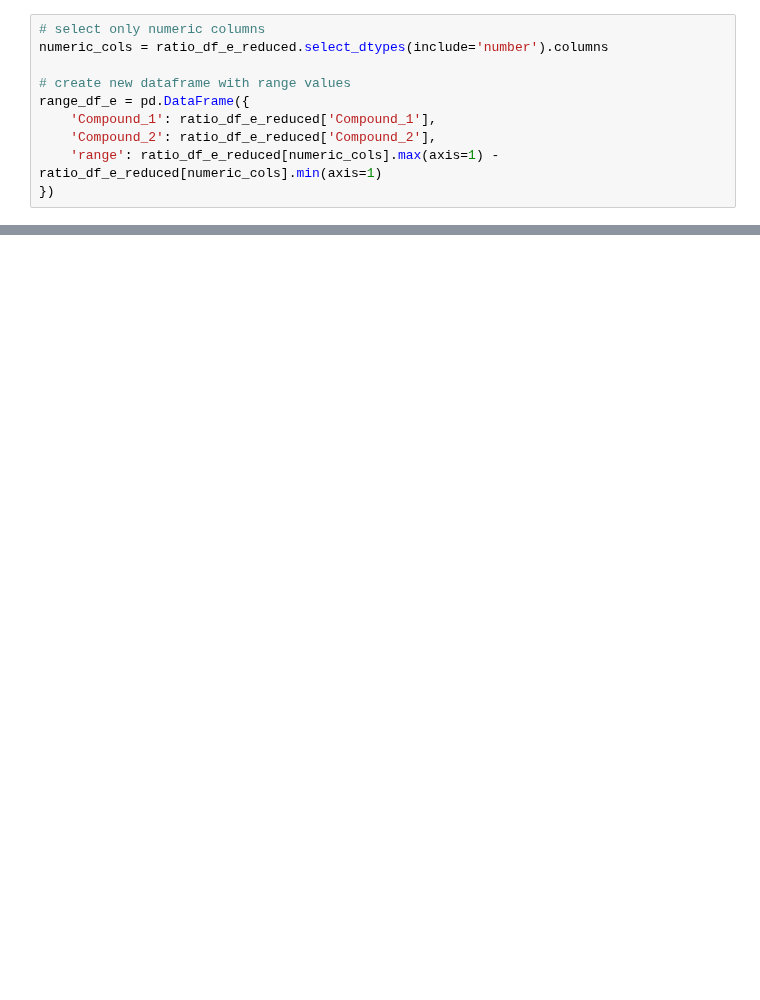
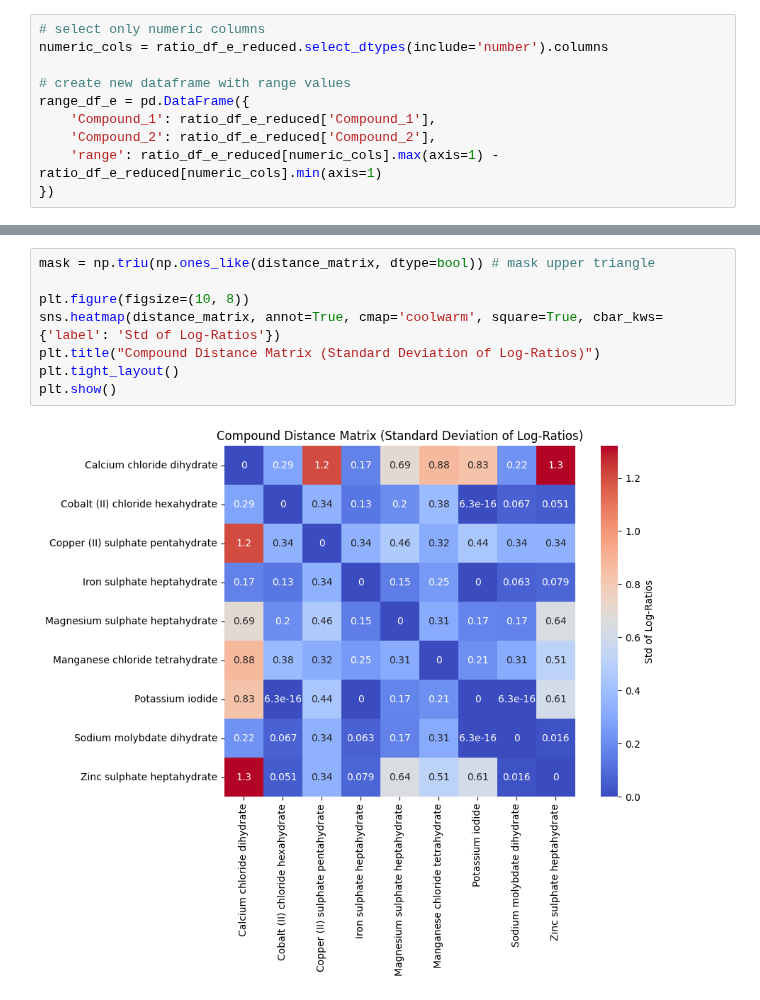
Before and after one commit to subarumuroi/ML_for_rational_design, a Jupyter notebook: MediaDataAnalysisMolarElement.ipynb, the cells around one changed output, grey strips where cells are left out. Drawn from its saved outputs; the diff is of its cells as text; blank space fills up the shorter version.

```diff
--- a/MediaDataAnalysisMolarElement.ipynb
+++ b/MediaDataAnalysisMolarElement.ipynb
@@ -206,3 +201,13 @@ plt.show()
+# %%
+mask = np.triu(np.ones_like(distance_matrix, dtype=bool)) # mask upper triangle
+
+plt.figure(figsize=(10, 8))
+sns.heatmap(distance_matrix, annot=True, cmap='coolwarm', square=True, cbar_kws={'label': 'Std of Log-Ratios'})
+plt.title("Compound Distance Matrix (Standard Deviation of Log-Ratios)")
+plt.tight_layout()
+plt.show()
+# %% [output]
+[figure, added]
 # %%
 correlation_matrix = compound_map.T.corr(method='pearson')
 
```
Also changed, not shown: parts of 7 cells of this notebook, 1 other file.
